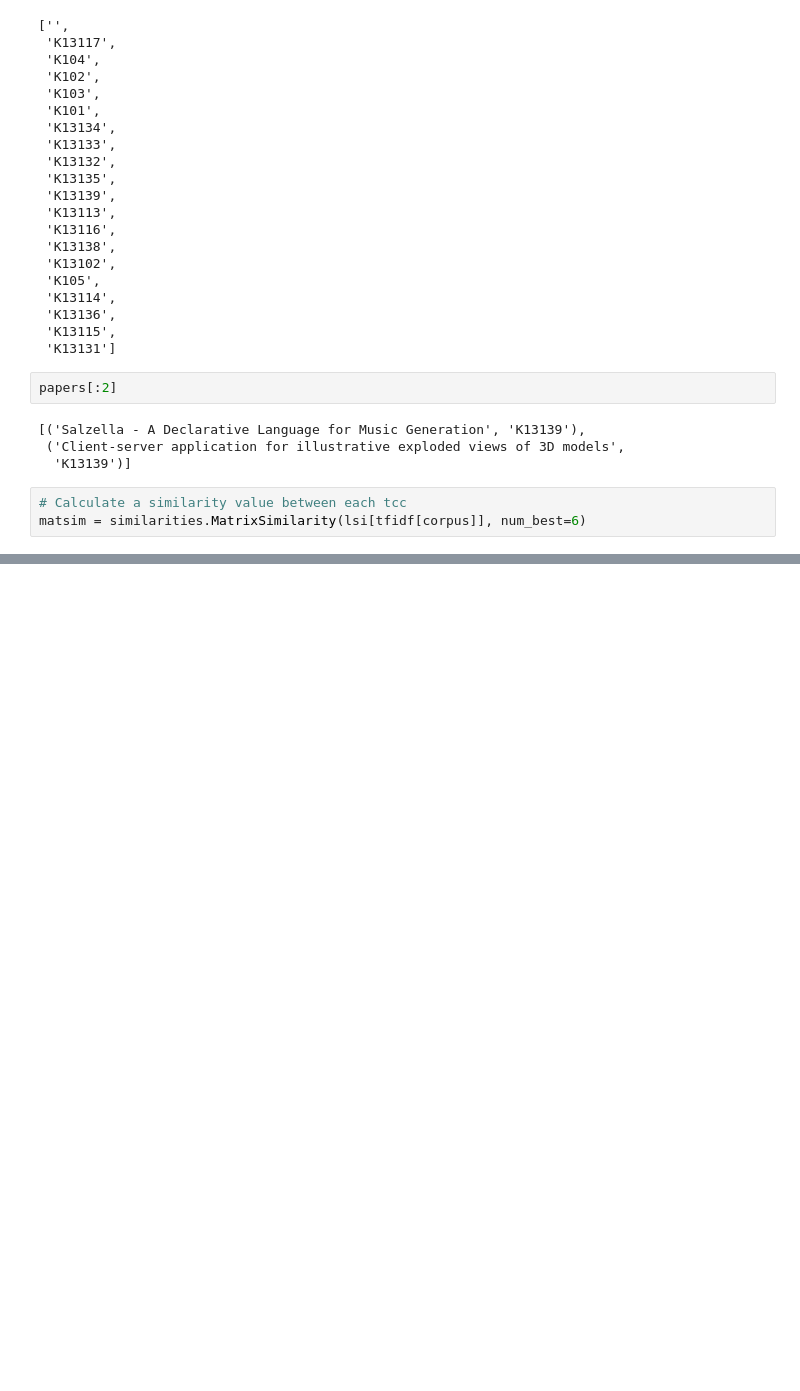
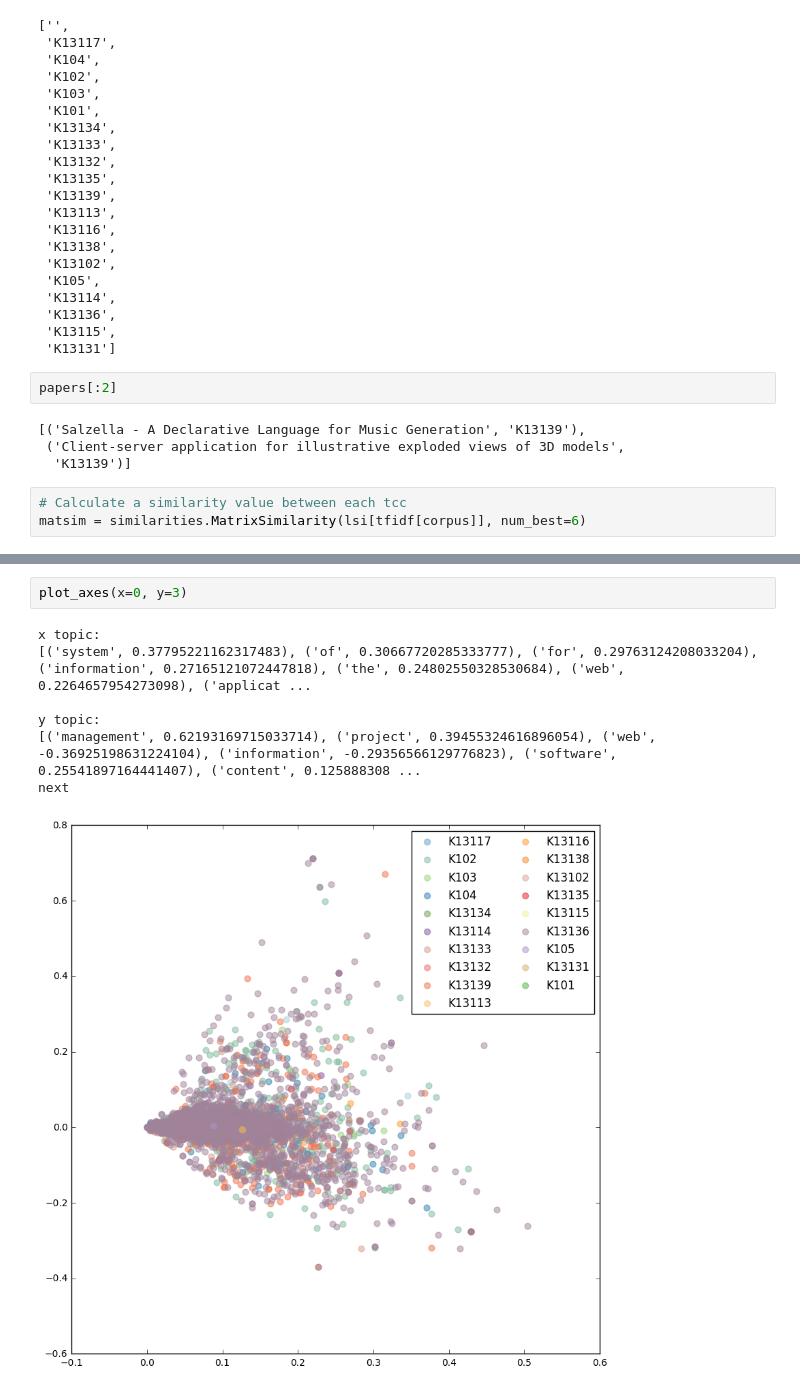
Before and after one commit to petrLorenc/Analysis-of-abstracts, a Jupyter notebook: lsi.ipynb, the cells around one changed output, grey strips where cells are left out. Drawn from its saved outputs; the diff is of its cells as text; blank space fills up the shorter version.

```diff
--- a/lsi.ipynb
+++ b/lsi.ipynb
@@ -217,0 +248,10 @@ next
+# %%
+plot_axes(x=0, y=3)
+# %% [output]
+x topic:
+[('system', 0.37795221162317483), ('of', 0.30667720285333777), ('for', 0.29763124208033204), ('information', 0.27165121072447818), ('the', 0.24802550328530684), ('web', 0.2264657954273098), ('applicat ...
+
+y topic:
+[('management', 0.62193169715033714), ('project', 0.39455324616896054), ('web', -0.36925198631224104), ('information', -0.29356566129776823), ('software', 0.25541897164441407), ('content', 0.125888308 ...
+next
+[figure, added]
```
Also changed, not shown: parts of 4 cells of this notebook.
